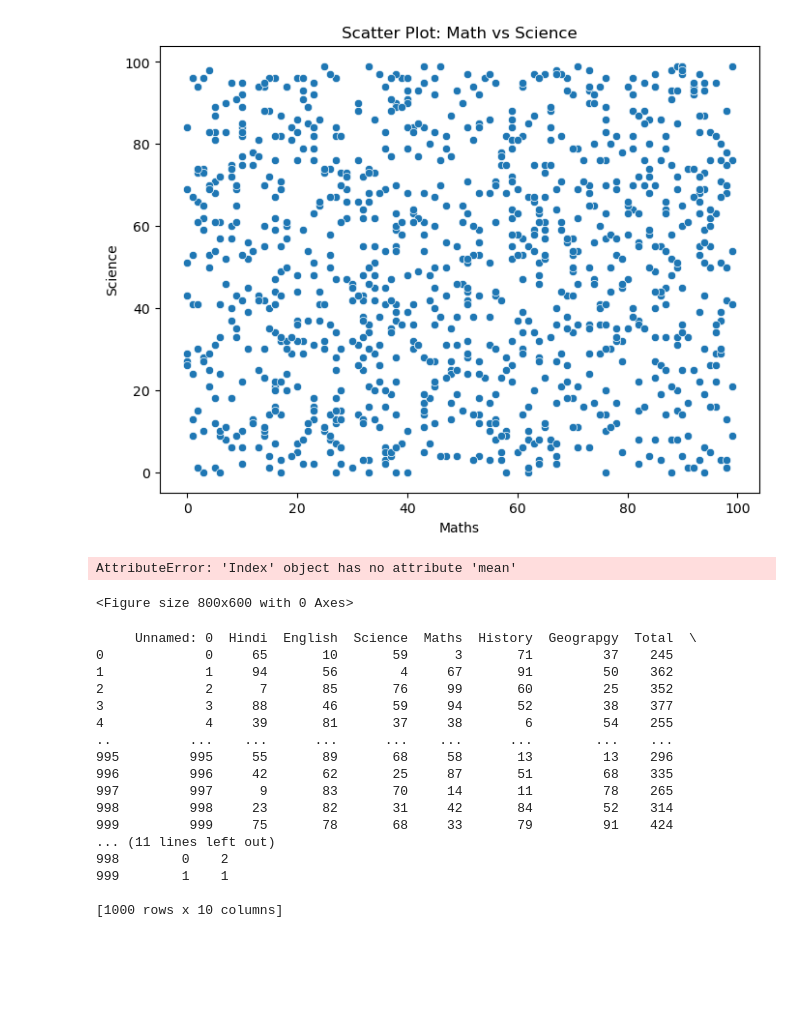
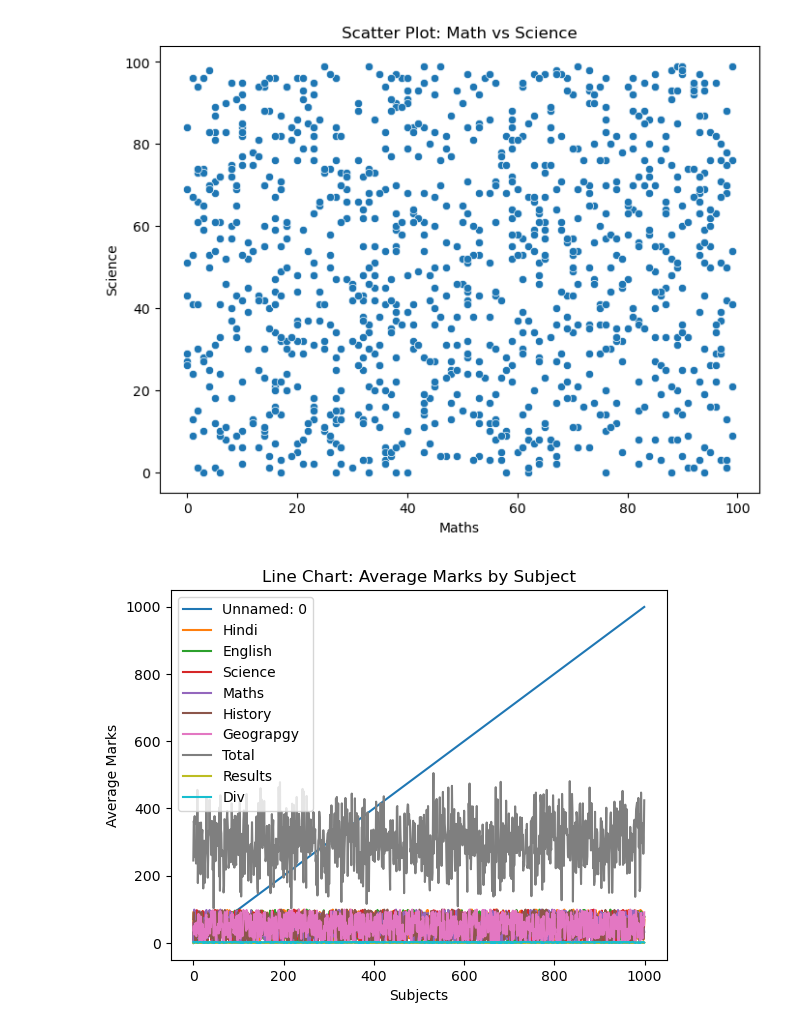
Before and after one commit to adityakognur/python-lab-programs, a Jupyter notebook: lab programs.ipynb, the cells around one changed output. Drawn from its saved outputs; the diff is of its cells as text; code cells hidden in the pictures; blank space fills up the shorter version.

```diff
--- a/lab programs.ipynb
+++ b/lab programs.ipynb
@@ -430,35 +649,12 @@ plt.show()
 [figure]
 # %%
 # Line Chart
-plt.figure(figsize=(8, 6))
-
-subjects=result.columns[1:7]
+subjects=result
 subjects.mean().plot(kind='line')
 plt.title('Line Chart: Average Marks by Subject')
 plt.xlabel('Subjects')
 plt.ylabel('Average Marks')
 # plt.xticks(rotation=45)
 plt.show()
 # %% [output]
-AttributeError: 'Index' object has no attribute 'mean'
-<Figure size 800x600 with 0 Axes>
+[figure, added]
-# %%
-print(result)
-# %% [output]
-     Unnamed: 0  Hindi  English  Science  Maths  History  Geograpgy  Total  \
-0             0     65       10       59      3       71         37    245
-1             1     94       56        4     67       91         50    362
-2             2      7       85       76     99       60         25    352
-3             3     88       46       59     94       52         38    377
-4             4     39       81       37     38        6         54    255
-..          ...    ...      ...      ...    ...      ...        ...    ...
-995         995     55       89       68     58       13         13    296
-996         996     42       62       25     87       51         68    335
-997         997      9       83       70     14       11         78    265
-998         998     23       82       31     42       84         52    314
-999         999     75       78       68     33       79         91    424
-... (11 lines left out)
-998        0    2
-999        1    1
-
-[1000 rows x 10 columns]
```
Also changed, not shown: parts of 13 cells of this notebook.
